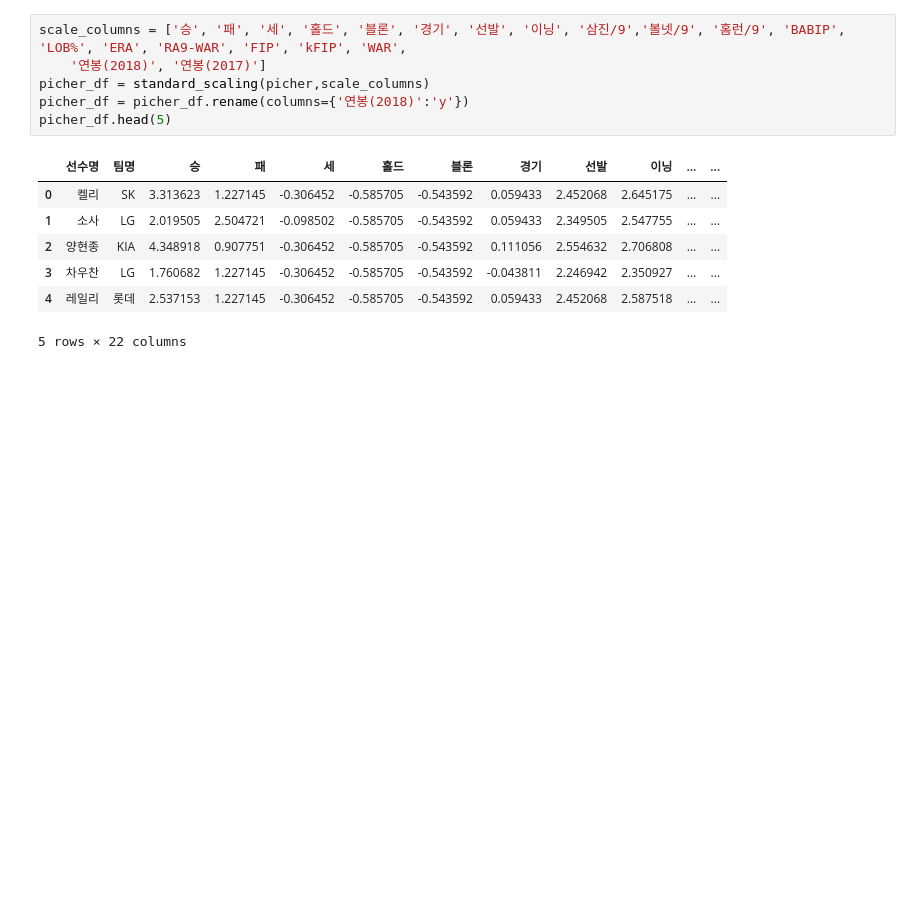
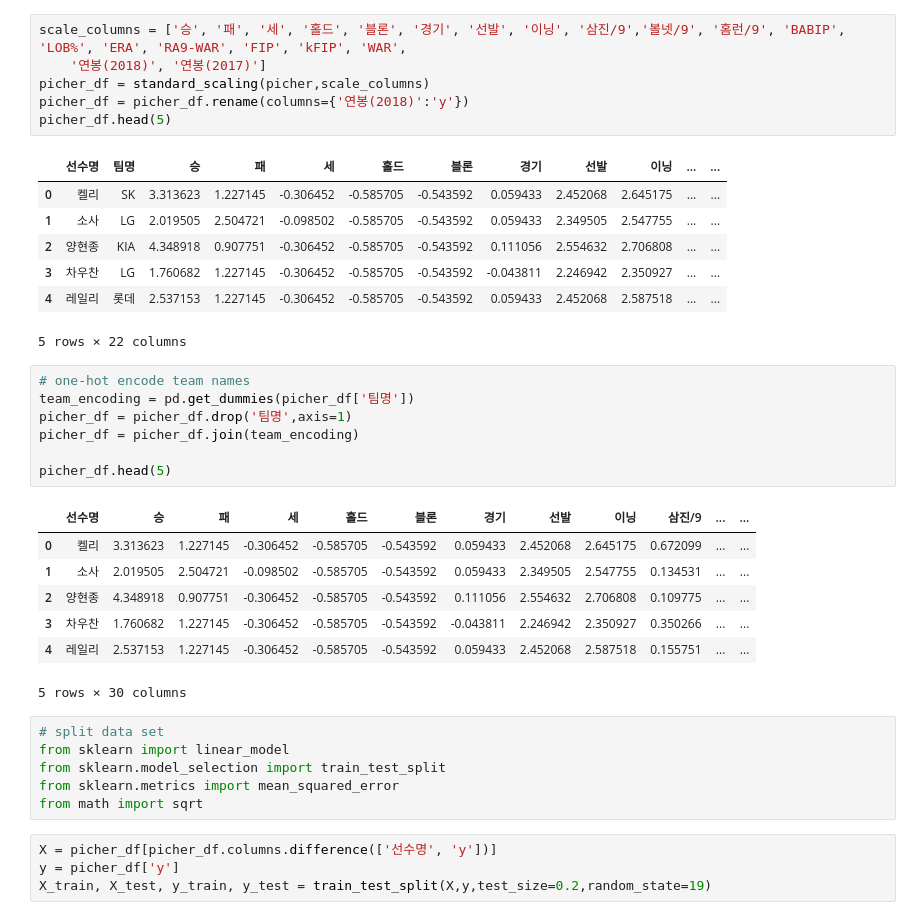
Before and after one commit to chaeminsoo/data_analysis, a Jupyter notebook: salary_predict.ipynb, the cells around one changed output. Cells and saved outputs as stored; diff of their text form; blank space fills up the shorter version.

```diff
--- a/salary_predict.ipynb
+++ b/salary_predict.ipynb
@@ -99,3 +99,28 @@ picher_df.head(5)
 | 3 | 차우찬 | LG | 1.760682 | 1.227145 | -0.306452 | -0.585705 | -0.543592 | -0.043811 | 2.246942 | 2.350927 | ... | ... |
 | 4 | 레일리 | 롯데 | 2.537153 | 1.227145 | -0.306452 | -0.585705 | -0.543592 | 0.059433 | 2.452068 | 2.587518 | ... | ... |
 5 rows × 22 columns
+# %%
+# one-hot encode team names
+team_encoding = pd.get_dummies(picher_df['팀명'])
+picher_df = picher_df.drop('팀명',axis=1)
+picher_df = picher_df.join(team_encoding)
+
+picher_df.head(5)
+# %% [output]
+|  | 선수명 | 승 | 패 | 세 | 홀드 | 블론 | 경기 | 선발 | 이닝 | 삼진/9 | ... | ... |
+| 0 | 켈리 | 3.313623 | 1.227145 | -0.306452 | -0.585705 | -0.543592 | 0.059433 | 2.452068 | 2.645175 | 0.672099 | ... | ... |
+| 1 | 소사 | 2.019505 | 2.504721 | -0.098502 | -0.585705 | -0.543592 | 0.059433 | 2.349505 | 2.547755 | 0.134531 | ... | ... |
+| 2 | 양현종 | 4.348918 | 0.907751 | -0.306452 | -0.585705 | -0.543592 | 0.111056 | 2.554632 | 2.706808 | 0.109775 | ... | ... |
+| 3 | 차우찬 | 1.760682 | 1.227145 | -0.306452 | -0.585705 | -0.543592 | -0.043811 | 2.246942 | 2.350927 | 0.350266 | ... | ... |
+| 4 | 레일리 | 2.537153 | 1.227145 | -0.306452 | -0.585705 | -0.543592 | 0.059433 | 2.452068 | 2.587518 | 0.155751 | ... | ... |
+5 rows × 30 columns
+# %%
+# split data set
+from sklearn import linear_model
+from sklearn.model_selection import train_test_split
+from sklearn.metrics import mean_squared_error
+from math import sqrt
+# %%
+X = picher_df[picher_df.columns.difference(['선수명', 'y'])]
+y = picher_df['y']
+X_train, X_test, y_train, y_test = train_test_split(X,y,test_size=0.2,random_state=19)
```
Also changed, not shown: parts of 7 cells of this notebook.
